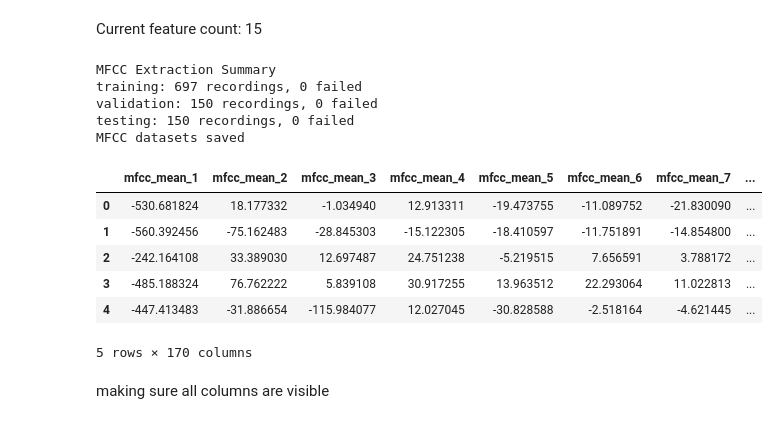
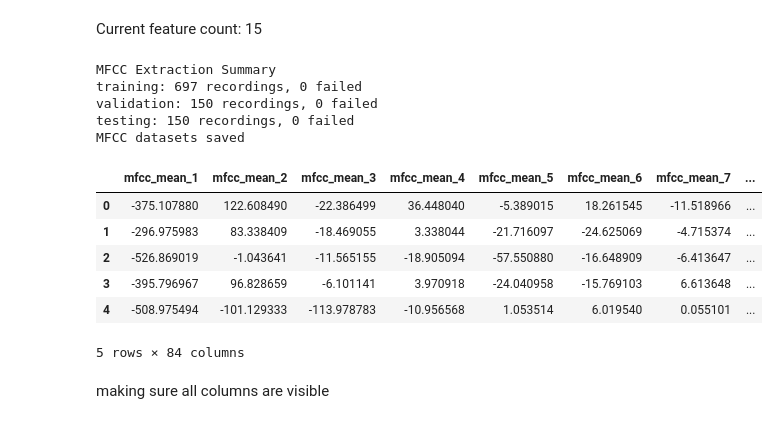
Before and after one commit to Fenera/Bird-Call-Classification-Project, a Jupyter notebook: BirdDataPreparation.ipynb, the cells around one changed output. Drawn from its saved outputs; the diff is of its cells as text; code cells hidden in the pictures.

Commit message:
tested grouped mfcc features

```diff
--- a/BirdDataPreparation.ipynb
+++ b/BirdDataPreparation.ipynb
@@ -55,7 +55,7 @@ except requests.RequestException as e:
 # %% [markdown]
 **Extract Data**
 # %%
-zip_path = "/data" + write_path
+zip_path = "data/" + write_path
 # %%
 # import packages first
 !pip install python-dwca-reader
@@ -774,39 +655,12 @@ def process_dataset(dataset):
     #Create the DataFrame with the extracted features
     feature_columns = (
         # 20 + 20
-        [f"mfcc_mean_{i}" for i in range(1, 21)] +
-        [f"mfcc_std_{i}" for i in range(1, 21)] +
-
-        # MFCC Delta
-        [f"delta_mean_{i}" for i in range(1, 21)] +
-        [f"delta_std_{i}" for i in range(1, 21)] +
+        [f"mfcc_mean_{i}" for i in range(1, 22)] +
+        [f"mfcc_std_{i}" for i in range(1, 22)] +
 
         # MFCC Delta-Delta
         [f"delta2_mean_{i}" for i in range(1, 21)] +
-        [f"delta2_std_{i}" for i in range(1, 21)] +
-
-        # Spectral Centroid (2)
-        ["centroid_mean", "centroid_std"] +
-
-        # Spectral Bandwidth
-        ["bandwidth_mean", "bandwidth_std"] +
-
-        # Spectral Rolloff
-        ["rolloff_mean", "rolloff_std"] +
-
-        # Zero-Crossing Rate
-        ["zcr_mean", "zcr_std"] +
-
-        # RMS Energy
-        ["rms_mean", "rms_std"] +
-
-        # Spectral Contrast
-        [f"contrast_mean_{i}" for i in range(1, 8)] +
-        [f"contrast_std_{i}" for i in range(1, 8)] +
-
-        # Chroma
-        [f"chroma_mean_{i}" for i in range(1, 13)] +
-        [f"chroma_std_{i}" for i in range(1, 13)]
+        [f"delta2_std_{i}" for i in range(1, 21)]
     )
 
     mfcc_df = pd.DataFrame(
@@ -821,39 +675,39 @@ def process_dataset(dataset):
     return mfcc_df, failed_files
 
 
 #Extract features separately for each dataset
 train_mfcc, train_failed = process_dataset(train_df)
 val_mfcc, val_failed = process_dataset(val_df)
 test_mfcc, test_failed = process_dataset(test_df)
 
 print("\nMFCC Extraction Summary")
 print(f"training: {len(train_mfcc)} recordings, {len(train_failed)} failed")
 print(f"validation: {len(val_mfcc)} recordings, {len(val_failed)} failed")
 print(f"testing: {len(test_mfcc)} recordings, {len(test_failed)} failed")
 
 #Saave stracted features
 #each dataset with its MFCC features and species labels
 train_mfcc.to_csv("bird_train_mfcc.csv", index=False)
 val_mfcc.to_csv("bird_validation_mfcc.csv", index=False)
 test_mfcc.to_csv("bird_test_mfcc.csv", index=False)
 
 print("MFCC datasets saved")
 
 #View the training features
 display(train_mfcc.head())
 # %% [output]
 MFCC Extraction Summary
 training: 697 recordings, 0 failed
 validation: 150 recordings, 0 failed
 testing: 150 recordings, 0 failed
 MFCC datasets saved
 |  | mfcc_mean_1 | mfcc_mean_2 | mfcc_mean_3 | mfcc_mean_4 | mfcc_mean_5 | mfcc_mean_6 | mfcc_mean_7 | ... |
-| 0 | -530.681824 | 18.177332 | -1.034940 | 12.913311 | -19.473755 | -11.089752 | -21.830090 | ... |
-| 1 | -560.392456 | -75.162483 | -28.845303 | -15.122305 | -18.410597 | -11.751891 | -14.854800 | ... |
-| 2 | -242.164108 | 33.389030 | 12.697487 | 24.751238 | -5.219515 | 7.656591 | 3.788172 | ... |
-| 3 | -485.188324 | 76.762222 | 5.839108 | 30.917255 | 13.963512 | 22.293064 | 11.022813 | ... |
-| 4 | -447.413483 | -31.886654 | -115.984077 | 12.027045 | -30.828588 | -2.518164 | -4.621445 | ... |
+| 0 | -375.107880 | 122.608490 | -22.386499 | 36.448040 | -5.389015 | 18.261545 | -11.518966 | ... |
+| 1 | -296.975983 | 83.338409 | -18.469055 | 3.338044 | -21.716097 | -24.625069 | -4.715374 | ... |
+| 2 | -526.869019 | -1.043641 | -11.565155 | -18.905094 | -57.550880 | -16.648909 | -6.413647 | ... |
+| 3 | -395.796967 | 96.828659 | -6.101141 | 3.970918 | -24.040958 | -15.769103 | 6.613648 | ... |
+| 4 | -508.975494 | -101.129333 | -113.978783 | -10.956568 | 1.053514 | 6.019540 | 0.055101 | ... |
-5 rows × 170 columns
+5 rows × 84 columns
 # %% [markdown]
 making sure all columns are visible
 # %%
```
Also changed, not shown: parts of 20 cells of this notebook.
